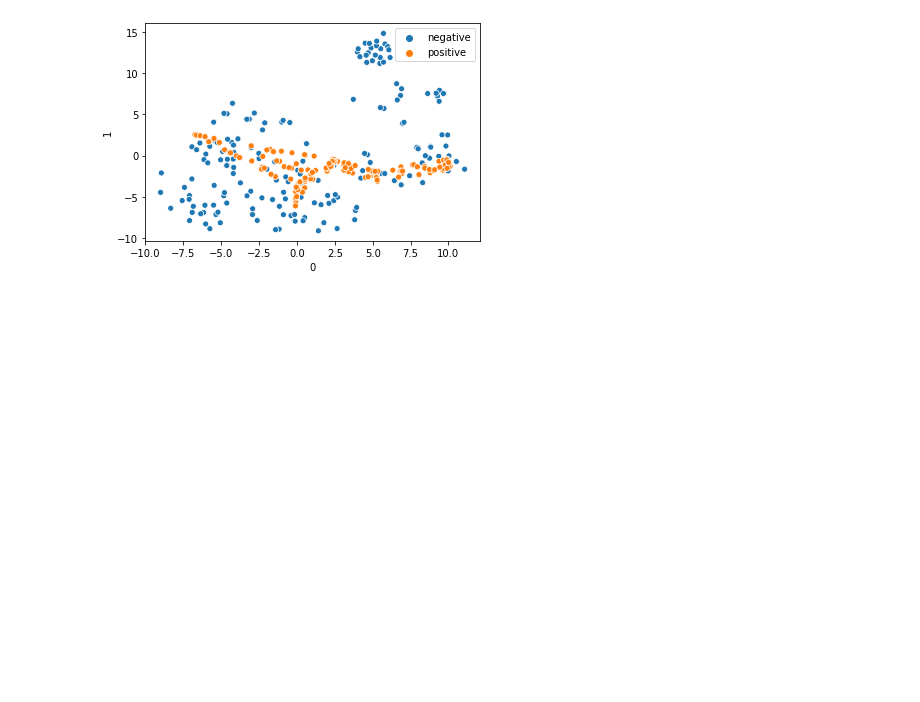
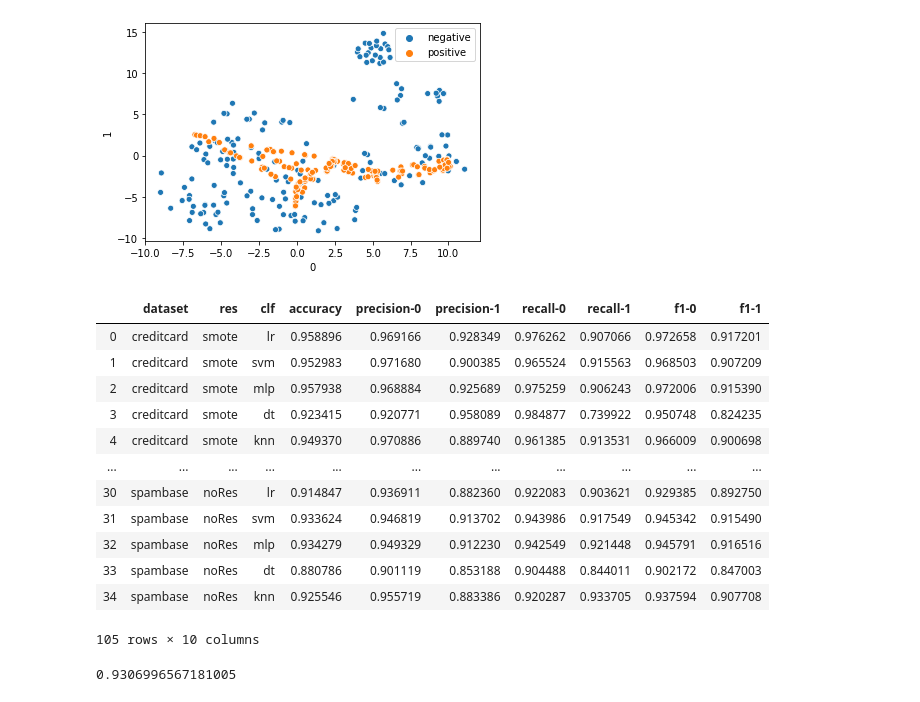
Before and after one commit to zkgz/skripsi, a Jupyter notebook: test.ipynb, the cells around one changed output. Drawn from its saved outputs; the diff is of its cells as text; code cells hidden in the pictures; blank space fills up the shorter version.

```diff
--- a/test.ipynb
+++ b/test.ipynb
@@ -65,3 +67,29 @@ sns.scatterplot(X_res[0], X_res[1], hue=y_res)
 # %% [output]
 <matplotlib.axes._subplots.AxesSubplot at 0x...>
 [figure]
+# %%
+d1 = pd.read_csv('creditcard_result.csv')
+d2 = pd.read_csv('segmentation_result.csv')
+d3 = pd.read_csv('spambase_result.csv')
+# %%
+result = pd.concat([d1, d2, d3])
+# %%
+result
+# %% [output]
+|  | dataset | res | clf | accuracy | precision-0 | precision-1 | recall-0 | recall-1 | f1-0 | f1-1 |
+| 0 | creditcard | smote | lr | 0.958896 | 0.969166 | 0.928349 | 0.976262 | 0.907066 | 0.972658 | 0.917201 |
+| 1 | creditcard | smote | svm | 0.952983 | 0.971680 | 0.900385 | 0.965524 | 0.915563 | 0.968503 | 0.907209 |
+| 2 | creditcard | smote | mlp | 0.957938 | 0.968884 | 0.925689 | 0.975259 | 0.906243 | 0.972006 | 0.915390 |
+| 3 | creditcard | smote | dt | 0.923415 | 0.920771 | 0.958089 | 0.984877 | 0.739922 | 0.950748 | 0.824235 |
+| 4 | creditcard | smote | knn | 0.949370 | 0.970886 | 0.889740 | 0.961385 | 0.913531 | 0.966009 | 0.900698 |
+| ... | ... | ... | ... | ... | ... | ... | ... | ... | ... | ... |
+| 30 | spambase | noRes | lr | 0.914847 | 0.936911 | 0.882360 | 0.922083 | 0.903621 | 0.929385 | 0.892750 |
+| 31 | spambase | noRes | svm | 0.933624 | 0.946819 | 0.913702 | 0.943986 | 0.917549 | 0.945342 | 0.915490 |
+| 32 | spambase | noRes | mlp | 0.934279 | 0.949329 | 0.912230 | 0.942549 | 0.921448 | 0.945791 | 0.916516 |
+| 33 | spambase | noRes | dt | 0.880786 | 0.901119 | 0.853188 | 0.904488 | 0.844011 | 0.902172 | 0.847003 |
+| 34 | spambase | noRes | knn | 0.925546 | 0.955719 | 0.883386 | 0.920287 | 0.933705 | 0.937594 | 0.907708 |
+105 rows × 10 columns
+# %%
+print(np.mean(result[result['res'] == 'smote']['recall-1']))
+# %% [output]
+0.9306996567181005
```
Also changed, not shown: parts of 6 cells of this notebook, 3 other files.
